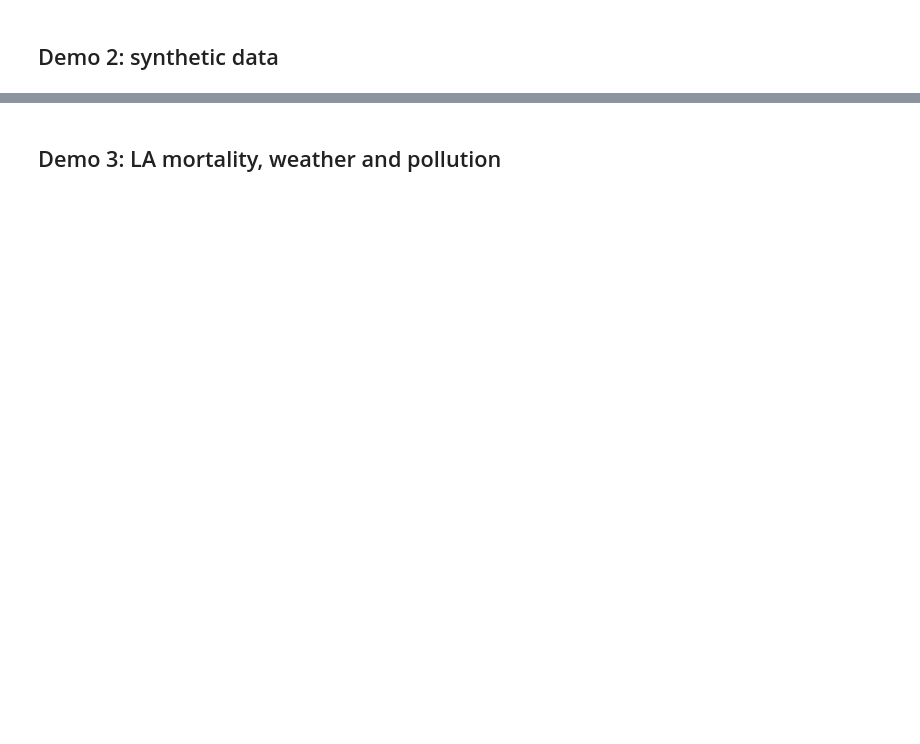
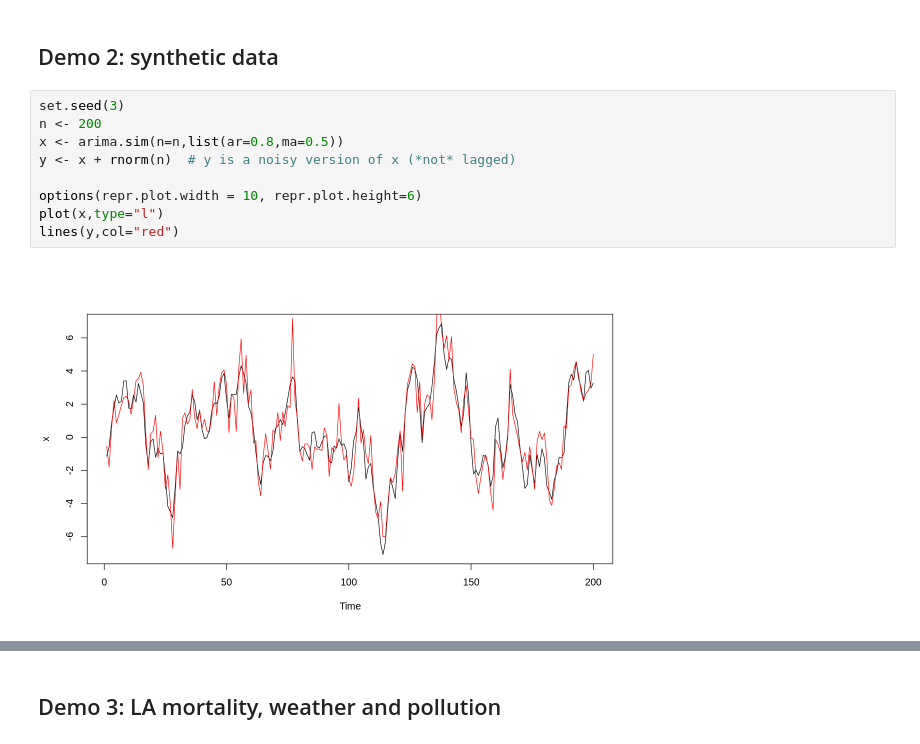
Before and after one commit to stephenbeckr/time-series-class, a Jupyter notebook: Demos/TimeSeries_MultivariateDemo.ipynb, the cells around one changed output, grey strips where cells are left out. Cells and saved outputs as stored; diff of their text form; blank space fills up the shorter version.

```diff
--- a/Demos/TimeSeries_MultivariateDemo.ipynb
+++ b/Demos/TimeSeries_MultivariateDemo.ipynb
@@ -64,2 +148,13 @@ cor(ts.min[2:501],ts.max[1:500])
 # %% [markdown]
 ## Demo 2: synthetic data
+# %%
+set.seed(3)
+n <- 200
+x <- arima.sim(n=n,list(ar=0.8,ma=0.5))
+y <- x + rnorm(n)  # y is a noisy version of x (*not* lagged)
+
+options(repr.plot.width = 10, repr.plot.height=6)
+plot(x,type="l")
+lines(y,col="red")
+# %% [output]
+[figure, added]
```
Also changed, not shown: parts of 44 cells of this notebook.
